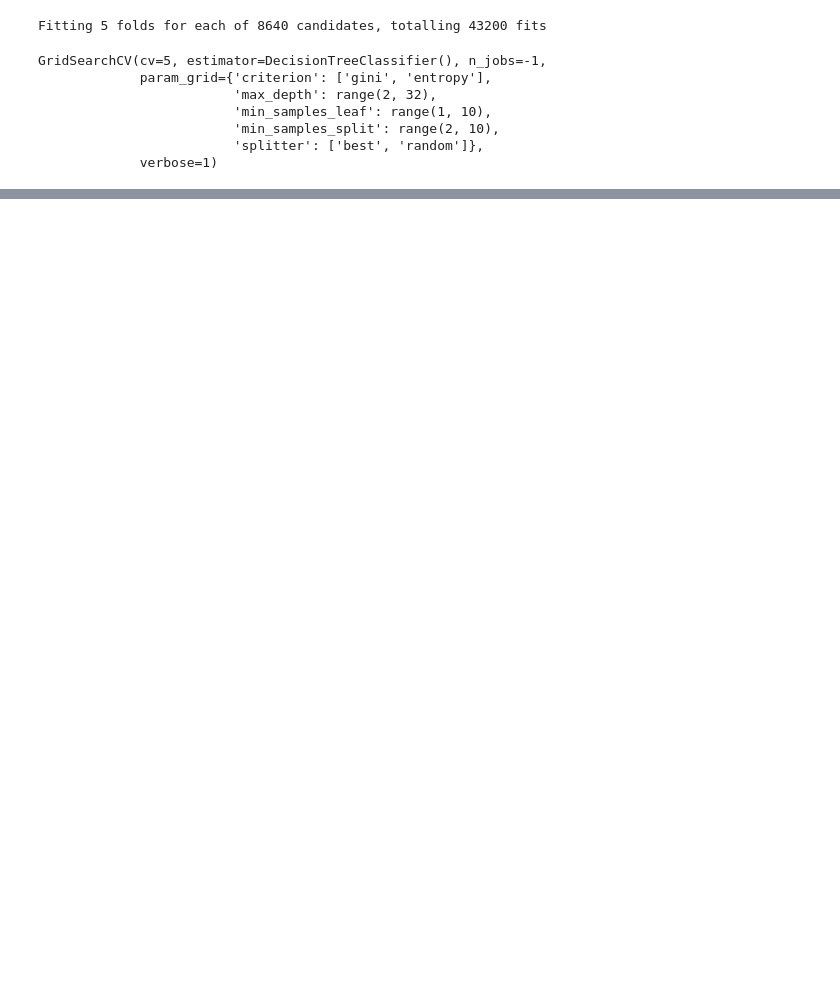
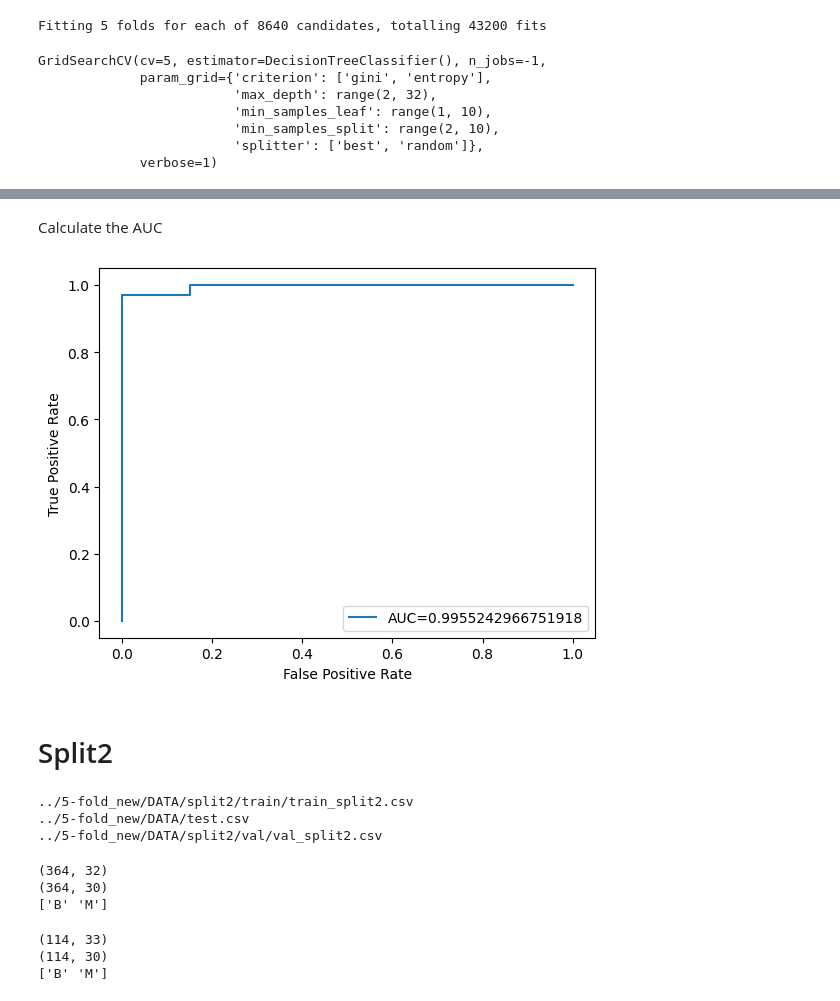
Before and after one commit to 6410615113/breastCancer, a Jupyter notebook: test_dct.ipynb, the cells around one changed output, grey strips where cells are left out. Cells and saved outputs as stored; diff of their text form; code cells hidden in the pictures; blank space fills up the shorter version.

```diff
--- a/test_dct.ipynb
+++ b/test_dct.ipynb
@@ -186,0 +203,18 @@ weighted avg       0.93      0.93      0.93        91
+# %% [markdown]
+Calculate the AUC
+# %%
+#define metrics
+y_pred_proba = log_regression.predict_proba(x_test)[::,1]
+fpr, tpr, _ = metrics.roc_curve(y_test,  y_pred_proba)
+auc = metrics.roc_auc_score(y_test, y_pred_proba)
+
+#create ROC curve
+plt.plot(fpr,tpr,label="AUC="+str(auc))
+plt.ylabel('True Positive Rate')
+plt.xlabel('False Positive Rate')
+plt.legend(loc=4)
+plt.show()
+# %% [output]
+[figure, added]
+# %% [markdown]
+# Split2
@@ -186,0 +228,36 @@ weighted avg       0.93      0.93      0.93        91
+# %%
+print(train_path)
+print(test_path)
+print(valid_path)
+# %% [output]
+../5-fold_new/DATA/split2/train/train_split2.csv
+../5-fold_new/DATA/test.csv
+../5-fold_new/DATA/split2/val/val_split2.csv
+# %%
+# Load the training set
+train_data = pd.read_csv(train_path)
+print(train_data.shape)
+x_train = train_data[train_data.columns[2:]]
+print(x_train.shape)
+y_train = train_data[train_data.columns[1]]
+le = LabelEncoder()
+y_train = np.array(le.fit_transform(y_train))
+print(le.classes_)
+# %% [output]
+(364, 32)
+(364, 30)
+['B' 'M']
+# %%
+# Load the testing set
+test_data = pd.read_csv(test_path)
+print(test_data.shape)
+x_test = test_data[test_data.columns[3:]]
+print(x_test.shape)
+y_test = test_data[test_data.columns[2]]
+le = LabelEncoder()
+y_test = np.array(le.fit_transform(y_test))
+print(le.classes_)
+# %% [output]
+(114, 33)
+(114, 30)
+['B' 'M']
```
Also changed, not shown: parts of 106 cells of this notebook.
